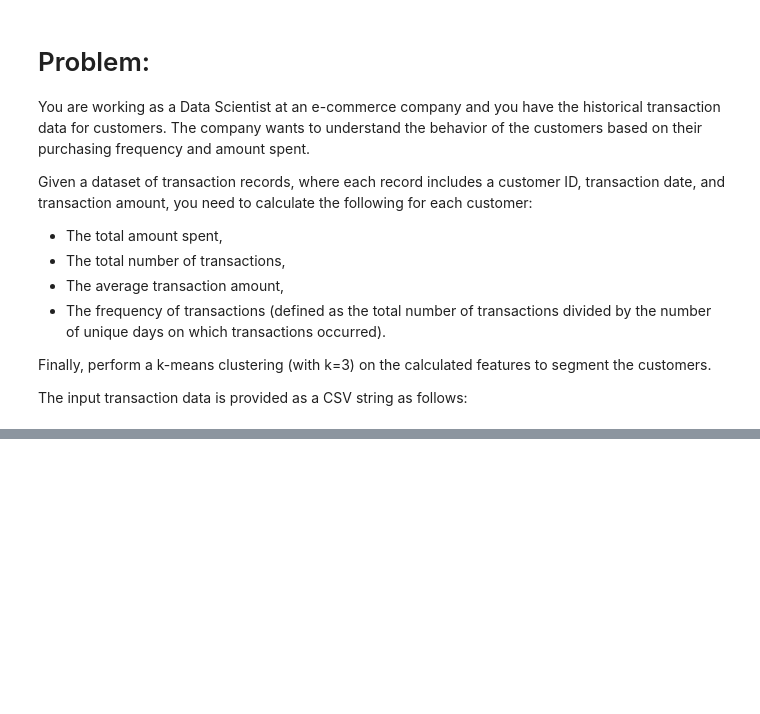
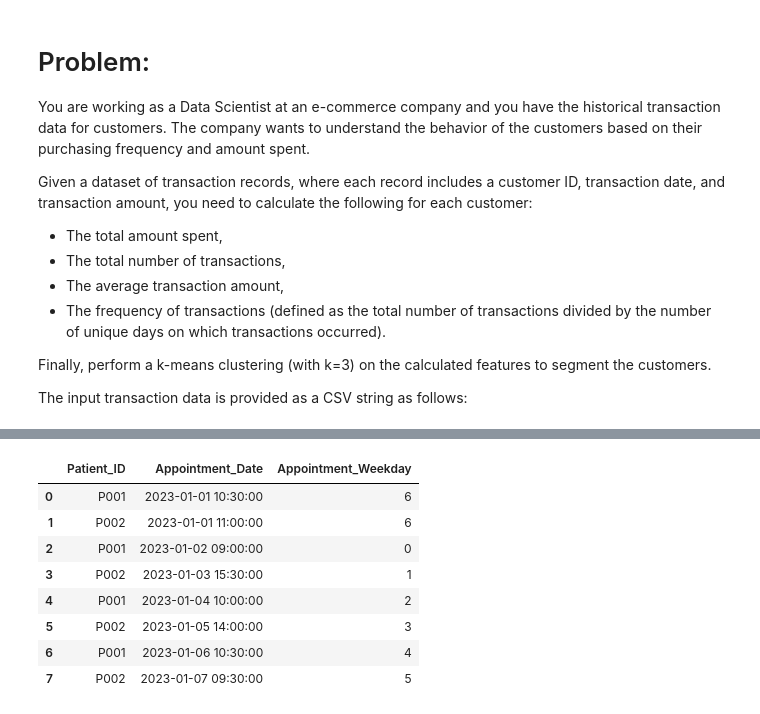
Before and after one commit to danmarino1/data_science_practice, a Jupyter notebook: python_generated_questions.ipynb, the cells around one changed output, grey strips where cells are left out. Drawn from its saved outputs; the diff is of its cells as text; code cells hidden in the pictures; blank space fills up the shorter version.

```diff
--- a/python_generated_questions.ipynb
+++ b/python_generated_questions.ipynb
@@ -807,0 +850,16 @@ kmeans = KMeans(n_clusters=3).fit(aggs.drop('Customer_ID', axis=1))
+# %%
+import pandas as pd
+from io import StringIO
+
+data_string = '''Patient_ID,Appointment_Date
+P001,2023-01-01 10:30:00
+P002,2023-01-01 11:00:00
+P001,2023-01-02 09:00:00
+P002,2023-01-03 15:30:00
+P001,2023-01-04 10:00:00
+P002,2023-01-05 14:00:00
+P001,2023-01-06 10:30:00
+P002,2023-01-07 09:30:00'''
+
+patients = pd.read_csv(StringIO(data_string), sep=",")
+patients
@@ -807,0 +876,16 @@ kmeans = KMeans(n_clusters=3).fit(aggs.drop('Customer_ID', axis=1))
+# %%
+patients['Appointment_Date'] = patients['Appointment_Date'].astype('datetime64[ns]')
+# patients['Appointment_Weekday'] is weekday as a number where monday is 0 and sunday is 6
+patients['Appointment_Weekday'] = patients['Appointment_Date'].dt.weekday
+# %%
+patients
+# %% [output]
+|  | Patient_ID | Appointment_Date | Appointment_Weekday |
+| 0 | P001 | 2023-01-01 10:30:00 | 6 |
+| 1 | P002 | 2023-01-01 11:00:00 | 6 |
+| 2 | P001 | 2023-01-02 09:00:00 | 0 |
+| 3 | P002 | 2023-01-03 15:30:00 | 1 |
+| 4 | P001 | 2023-01-04 10:00:00 | 2 |
+| 5 | P002 | 2023-01-05 14:00:00 | 3 |
+| 6 | P001 | 2023-01-06 10:30:00 | 4 |
+| 7 | P002 | 2023-01-07 09:30:00 | 5 |
```
Also changed, not shown: parts of 13 cells of this notebook.
